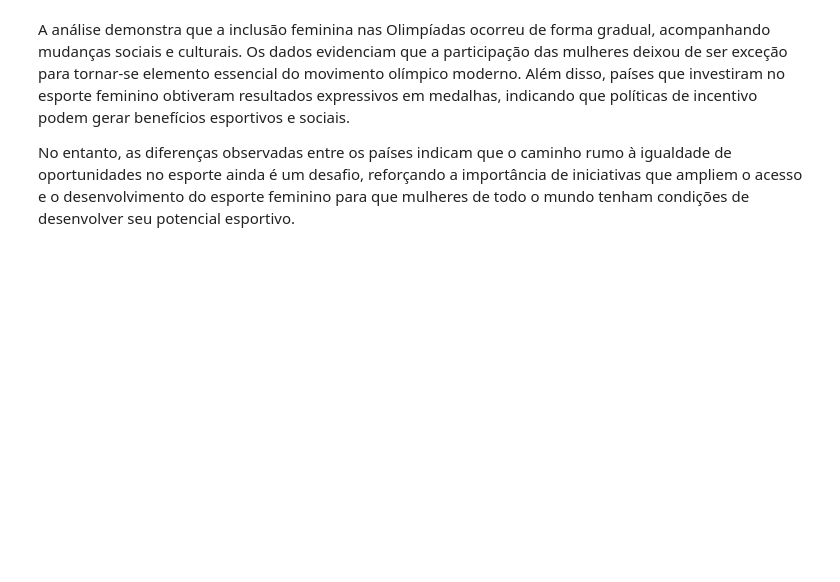
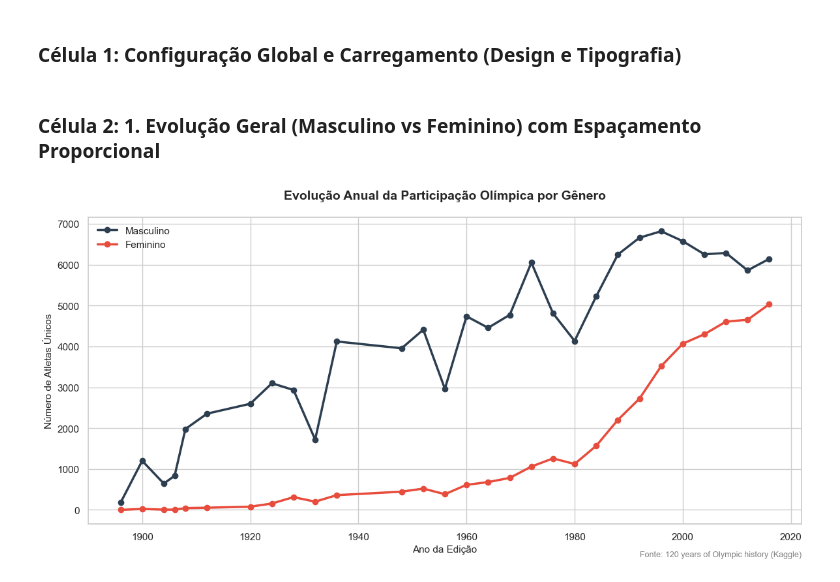
Before and after one commit to gustavo-gm-dev/iaa002-trabalho-python, a Jupyter notebook: TRABALHO_DE_IAA007/IAA007Trabalho.ipynb, the cells around one changed output. Drawn from its saved outputs; the diff is of its cells as text; code cells hidden in the pictures; blank space fills up the shorter version.

```diff
--- a/TRABALHO_DE_IAA007/IAA007Trabalho.ipynb
+++ b/TRABALHO_DE_IAA007/IAA007Trabalho.ipynb
@@ -174,5 +1,49 @@ plt.show()
-# %% [markdown]
-
-A análise demonstra que a inclusão feminina nas Olimpíadas ocorreu de forma gradual, acompanhando mudanças sociais e culturais. Os dados evidenciam que a participação das mulheres deixou de ser exceção para tornar-se elemento essencial do movimento olímpico moderno. Além disso, países que investiram no esporte feminino obtiveram resultados expressivos em medalhas, indicando que políticas de incentivo podem gerar benefícios esportivos e sociais.
-
-No entanto, as diferenças observadas entre os países indicam que o caminho rumo à igualdade de oportunidades no esporte ainda é um desafio, reforçando a importância de iniciativas que ampliem o acesso e o desenvolvimento do esporte feminino para que mulheres de todo o mundo tenham condições de desenvolver seu potencial esportivo.
+# %% [markdown]
+### Célula 1: Configuração Global e Carregamento (Design e Tipografia)
+# %%
+import pandas as pd
+import numpy as np
+import matplotlib.pyplot as plt
+import matplotlib.ticker as ticker
+import seaborn as sns
+
+
+# Configuração de Tipografia (Serif) e Estilo baseados nas diretrizes
+plt.rcParams['font.family'] = 'serif'
+plt.rcParams['font.serif'] = ['Times New Roman', 'DejaVu Serif', 'Bitstream Vera Serif', 'serif']
+plt.rcParams['axes.titlesize'] = 14
+plt.rcParams['axes.labelsize'] = 11
+sns.set_style("whitegrid")
+
+# Cores harmoniosas (Cores-luz primárias/secundárias ajustadas para estética)
+cor_m = '#2C3E50' # Azul escuro/Chumbo
+cor_f = '#E74C3C' # Vermelho
+
+# Carregamento e filtro apenas para Jogos de Verão (mantém a linha do tempo coesa)
+df = pd.read_csv("athlete_events.csv")
+df_summer = df[df['Season'] == 'Summer'].copy()
+# %% [markdown]
+### Célula 2: 1. Evolução Geral (Masculino vs Feminino) com Espaçamento Proporcional
+# %%
+# Agrupamento de IDs únicos por ano e sexo
+df_evolucao = df_summer.groupby(['Year', 'Sex'])['ID'].nunique().unstack(fill_value=0)
+
+fig, ax = plt.subplots(figsize=(12, 6))
+
+# O eixo X numérico garante o espaçamento proporcional natural
+ax.plot(df_evolucao.index, df_evolucao['M'], label='Masculino', color=cor_m, linewidth=2.5, marker='o')
+ax.plot(df_evolucao.index, df_evolucao['F'], label='Feminino', color=cor_f, linewidth=2.5, marker='o')
+
+ax.set_title("Evolução Anual da Participação Olímpica por Gênero", pad=20, fontweight='bold')
+ax.set_xlabel("Ano da Edição")
+ax.set_ylabel("Número de Atletas Únicos")
+
+# Eixo Y limpo (sem decimais)
+ax.yaxis.set_major_formatter(ticker.FuncFormatter(lambda y, _: f"{int(y)}"))
+
+ax.legend(frameon=False, loc='upper left')
+plt.text(1, -0.1, 'Fonte: 120 years of Olympic history (Kaggle)', ha='right', va='center', transform=ax.transAxes, fontsize=9, color='gray')
+plt.tight_layout()
+plt.show()
+# %% [output]
+[figure, added]
```
Also changed, not shown: parts of 34 cells of this notebook.
